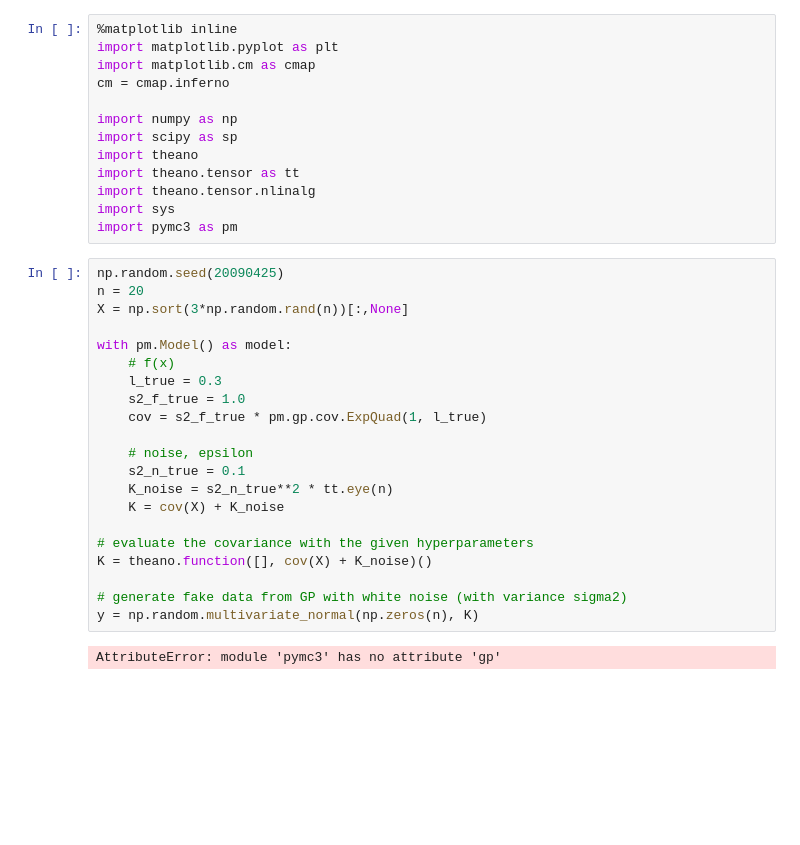
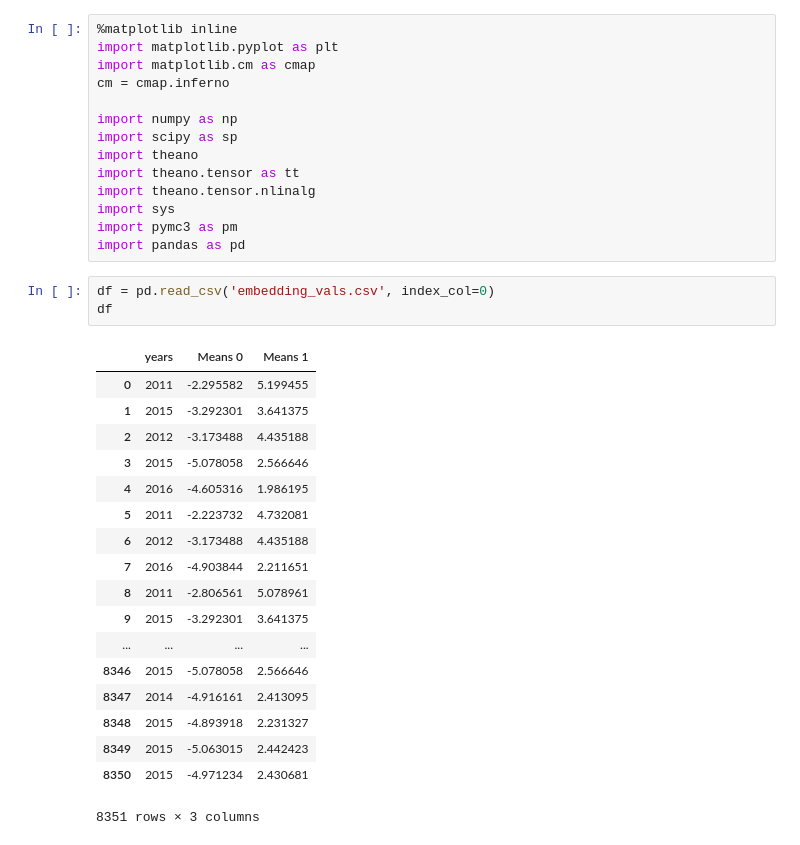
Before and after one commit to ericmjl/autoencoders, a Jupyter notebook: gaussian-process-regression.ipynb, the cells around one changed output. Saved outputs shown, nothing was run; the diff lists cells and outputs as text; blank space fills up the shorter version.

```diff
--- a/gaussian-process-regression.ipynb
+++ b/gaussian-process-regression.ipynb
@@ -11,26 +11,26 @@ import theano.tensor as tt
 import theano.tensor.nlinalg
 import sys
 import pymc3 as pm
+import pandas as pd
-# %%
-np.random.seed(20090425)
-n = 20
-X = np.sort(3*np.random.rand(n))[:,None]
-
-with pm.Model() as model:
-    # f(x)
-    l_true = 0.3
-    s2_f_true = 1.0
-    cov = s2_f_true * pm.gp.cov.ExpQuad(1, l_true)
-
-    # noise, epsilon
-    s2_n_true = 0.1
-    K_noise = s2_n_true**2 * tt.eye(n)
-    K = cov(X) + K_noise
-
-# evaluate the covariance with the given hyperparameters
-K = theano.function([], cov(X) + K_noise)()
-
-# generate fake data from GP with white noise (with variance sigma2)
-y = np.random.multivariate_normal(np.zeros(n), K)
-# %% [output]
-AttributeError: module 'pymc3' has no attribute 'gp'
+# %%
+df = pd.read_csv('embedding_vals.csv', index_col=0)
+df
+# %% [output]
+|  | years | Means 0 | Means 1 |
+| 0 | 2011 | -2.295582 | 5.199455 |
+| 1 | 2015 | -3.292301 | 3.641375 |
+| 2 | 2012 | -3.173488 | 4.435188 |
+| 3 | 2015 | -5.078058 | 2.566646 |
+| 4 | 2016 | -4.605316 | 1.986195 |
+| 5 | 2011 | -2.223732 | 4.732081 |
+| 6 | 2012 | -3.173488 | 4.435188 |
+| 7 | 2016 | -4.903844 | 2.211651 |
+| 8 | 2011 | -2.806561 | 5.078961 |
+| 9 | 2015 | -3.292301 | 3.641375 |
+| ... | ... | ... | ... |
+| 8346 | 2015 | -5.078058 | 2.566646 |
+| 8347 | 2014 | -4.916161 | 2.413095 |
+| 8348 | 2015 | -4.893918 | 2.231327 |
+| 8349 | 2015 | -5.063015 | 2.442423 |
+| 8350 | 2015 | -4.971234 | 2.430681 |
+8351 rows × 3 columns
```
Also changed, not shown: parts of 1 cell of this notebook, 3 other files.
